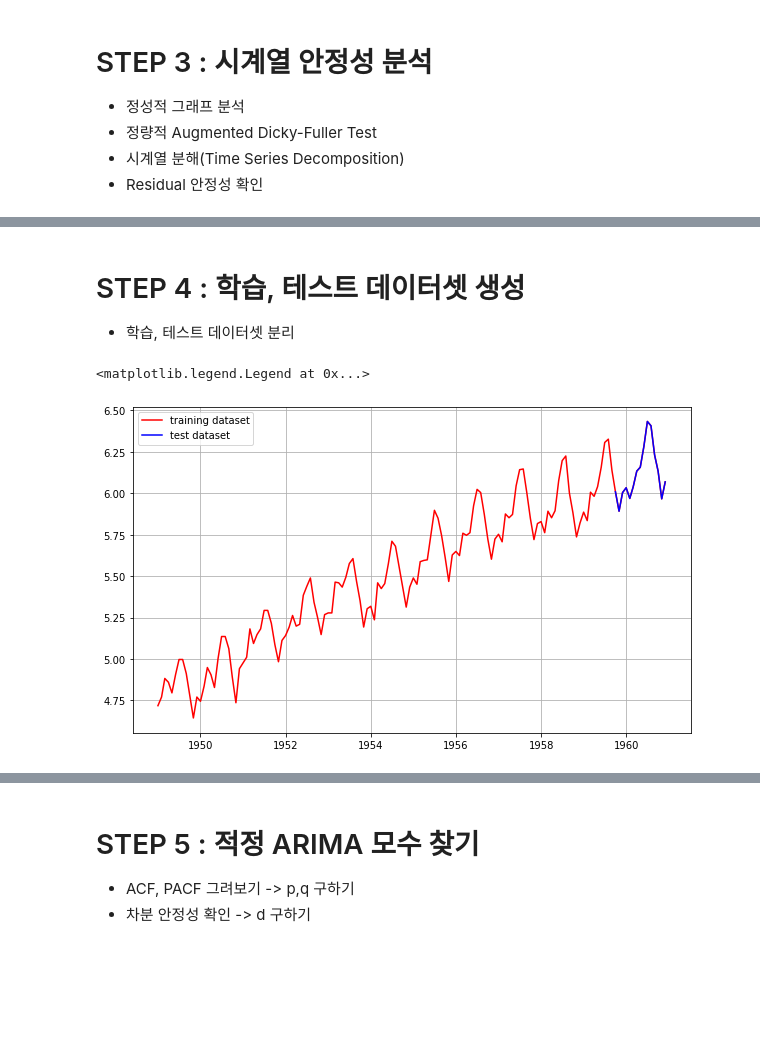
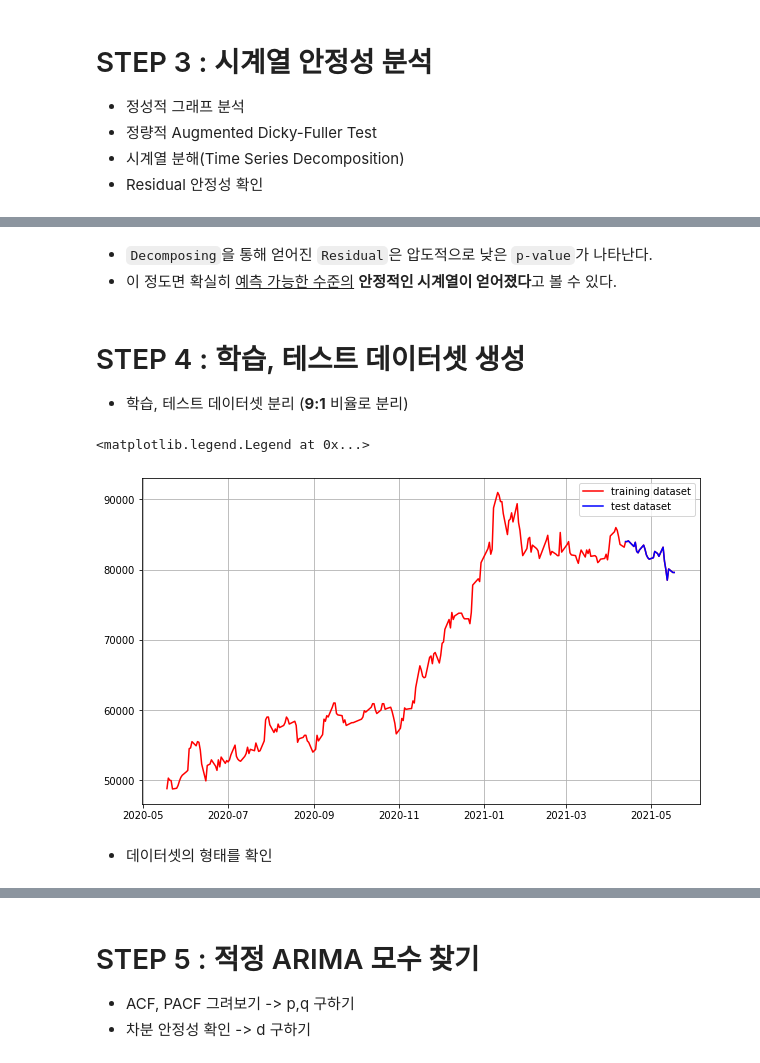
Before and after one commit to Seona056/AIFFEL_Daegu, a Jupyter notebook: [E-11] 주식 예측에 도전해 보자.ipynb, the cells around one changed output, grey strips where cells are left out. Drawn from its saved outputs; the diff is of its cells as text; code cells hidden in the pictures; blank space fills up the shorter version.

```diff
--- a/[E-11] 주식 예측에 도전해 보자.ipynb
+++ b/[E-11] 주식 예측에 도전해 보자.ipynb
@@ -48,8 +48,5 @@ import os
 import warnings
 warnings.filterwarnings('ignore')
 
-dataset_filepath = '/content/drive/MyDrive/아이펠/풀잎스쿨/data/stock_prediction/data/005930.KS.csv'
+dataset_filepath = os.getenv('HOME')+'/aiffel/stock_prediction/data/005930.KS.csv'
 df = pd.read_csv(dataset_filepath, index_col='Date', parse_dates=True)
-ts = df['Close']
-
-ts.head()
@@ -145,0 +300,3 @@ TypeError: ignored
+# %%
+plt.rcParams["figure.figsize"] = (13,6)
+plot_rolling_statistics(residual)
@@ -158,15 +317,20 @@ Critical Value (10%)          -2.579569e+00
 dtype: float64
+# %% [markdown]
+- `Decomposing`을 통해 얻어진 `Residual`은 압도적으로 낮은 `p-value`가 나타난다.
+- 이 정도면 확실히 <u>예측 가능한 수준의</u> **안정적인 시계열이 얻어졌다**고 볼 수 있다.
 # %% [markdown]
 # STEP 4 : 학습, 테스트 데이터셋 생성
 
-- 학습, 테스트 데이터셋 분리
+- 학습, 테스트 데이터셋 분리 (**9:1** 비율로 분리)
 # %%
-train_data, test_data = ts_log[:int(len(ts_log)*0.9)], ts_log[int(len(ts_log)*0.9):]
+train_data, test_data = ts[:int(len(ts)*0.9)], ts[int(len(ts)*0.9):]
 plt.figure(figsize=(10,6))
 plt.grid(True)
-plt.plot(ts_log, c='r', label='training dataset')  # train_data를 적용하면 그래프가 끊어져 보이므로 자연스러운 연출을 위해 ts_log를 선택
+plt.plot(ts, c='r', label='training dataset')  # train_data를 적용하면 그래프가 끊어져 보이므로 자연스러운 연출을 위해 ts를 선택
 plt.plot(test_data, c='b', label='test dataset')
 plt.legend()
 # %% [output]
 <matplotlib.legend.Legend at 0x...>
-[figure, old version]
+[figure, new version]
+# %% [markdown]
+- 데이터셋의 형태를 확인
```
Also changed, not shown: parts of 49 cells of this notebook.
